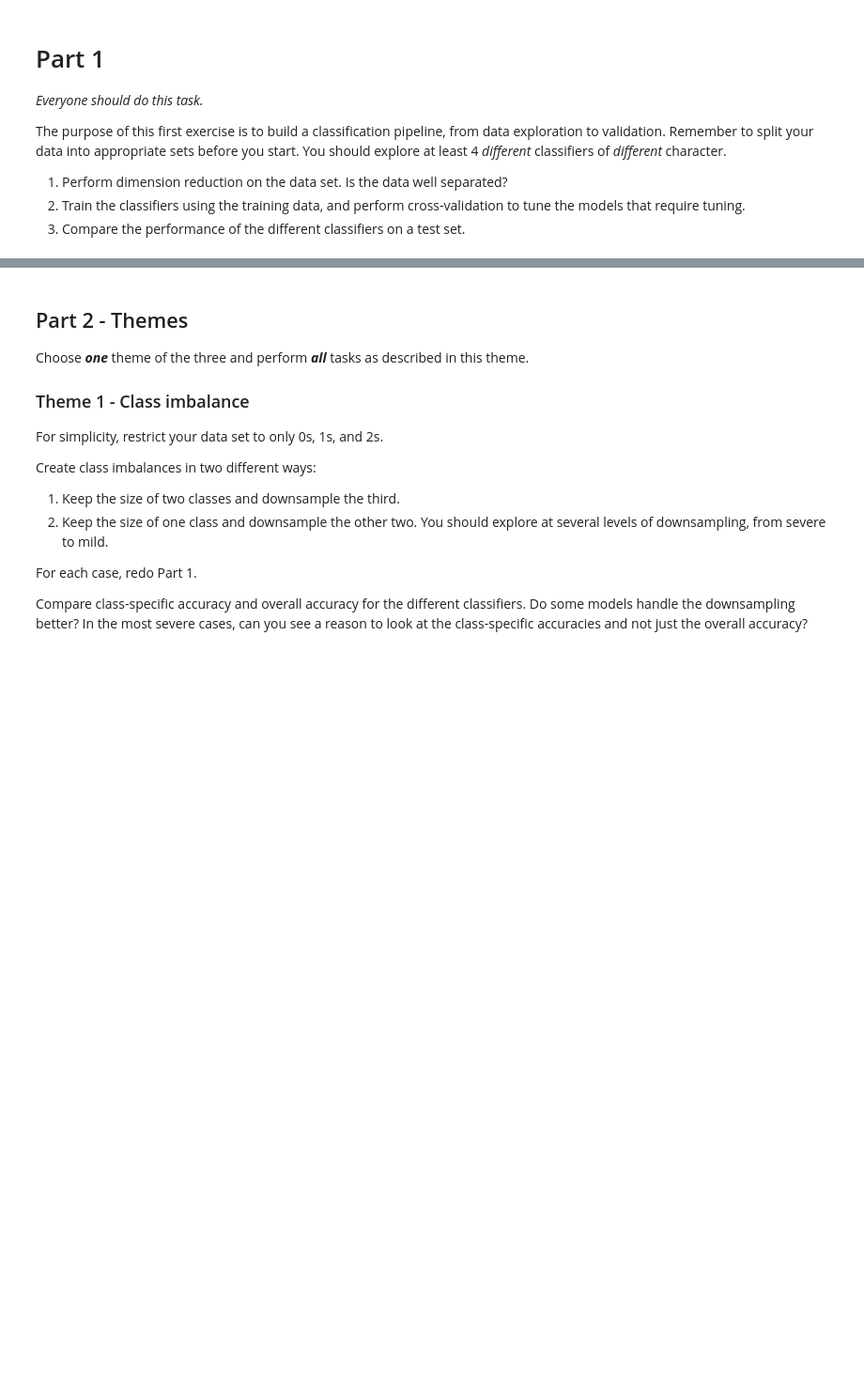
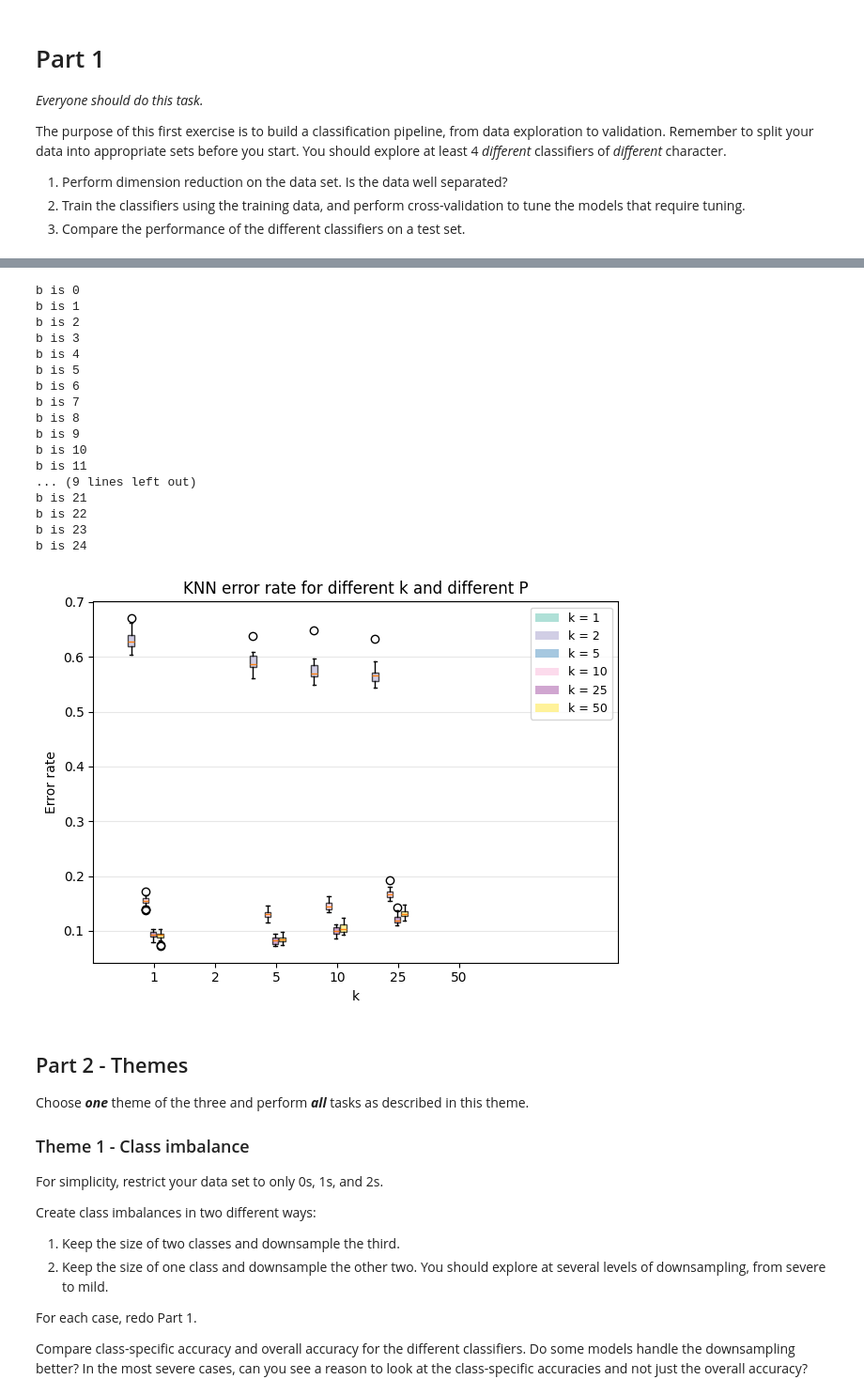
Before and after one commit to CleosCleopatra/Big_data_1, a Jupyter notebook: project1Py.ipynb, the cells around one changed output, grey strips where cells are left out. Shown at 94% size. Cells and saved outputs as stored; diff of their text form; code cells hidden in the pictures; blank space fills up the shorter version.

```diff
--- a/project1Py.ipynb
+++ b/project1Py.ipynb
@@ -218,0 +366,54 @@ plt.imshow(X_recon[0].reshape(28, 28), cmap='gray')
+# %%
+from sklearn.neighbors import KNeighborsClassifier
+import os
+
+k_vals = [1,2,5,10,25,50]
+P_vals = [2,3,10, 25, 50, 100, 150, 200]
+B = 25 # num of splits
+
+results_val = []
+results_test = []
+
+for b in range(B):
+    print(f"b is {b}")
+    x_train, y_train, x_val, y_val, x_test, y_test, U_train, S_train, vt_train = compute_SVD(images, labels, images.shape[0])
+    for pp, p_val in enumerate(P_vals):
+        x_train_proj, x_test_proj, x_val_proj = calc_reduced_pattern(U_train, S_train, vt_train, p_val, x_test, x_val)
+
+        for kk, k_val in enumerate(k_vals):
+            #Use skleans KNeighbours Classifier
+            knn = KNeighborsClassifier(n_neighbors=k_val)
+            knn.fit(x_train_proj, y_train)
+            pred_val = knn.predict(x_val_proj)
+            pred_test = knn.predict(x_test_proj)
+
+            #Compute error rates
+            err_val = np.sum(pred_val != y_val) / len(y_val)
+            err_test = np.sum(pred_test != y_test) /len(y_test)
+
+            results_val.append([p_val, k_val, err_val])
+            results_test.append([p_val, k_val, err_test])
+
+results_val = np.array(results_val)
+results_test = np.array(results_test)
+
+visuale_error(k_vals, P_vals, 'k', 'P', 'KNN', results_val, 0, 1)
+# %% [output]
+b is 0
+b is 1
+b is 2
+b is 3
+b is 4
+b is 5
+b is 6
+b is 7
+b is 8
+b is 9
+b is 10
+b is 11
+... (9 lines left out)
+b is 21
+b is 22
+b is 23
+b is 24
+[figure, added]
```
Also changed, not shown: parts of 9 cells of this notebook.
